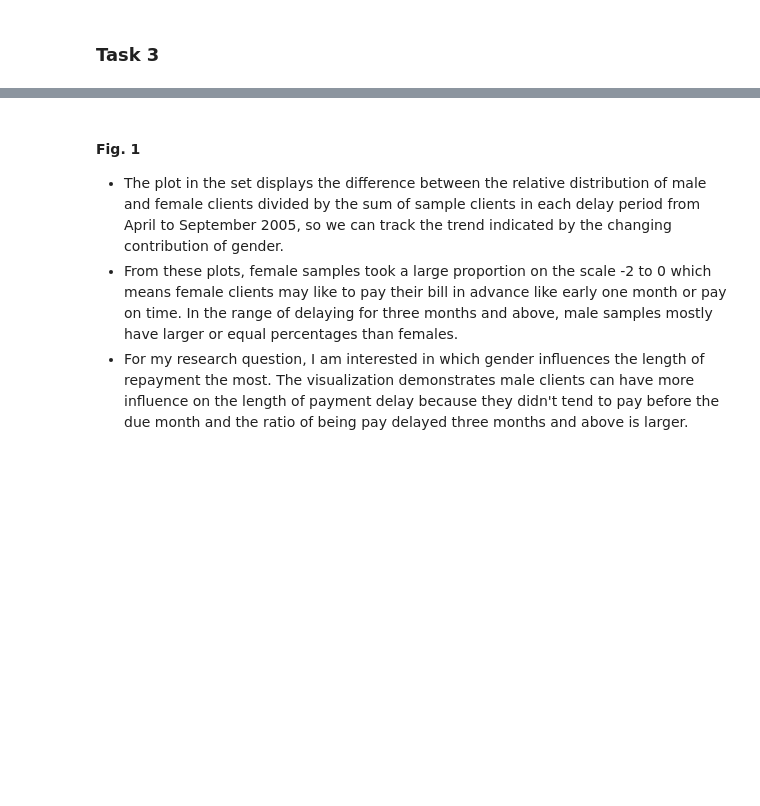
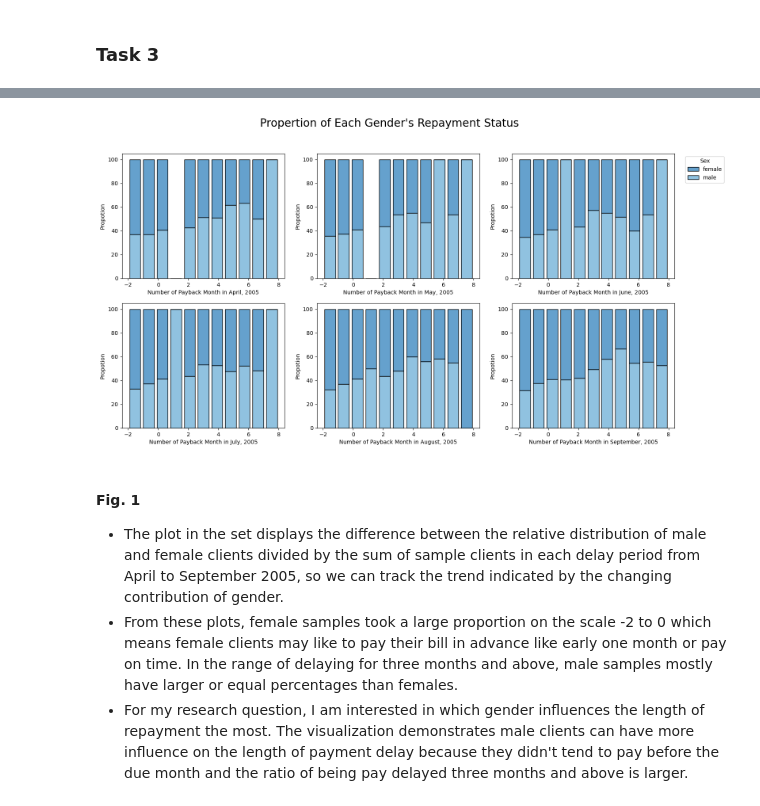
Before and after one commit to ubco-W2022T2-data301/project-group-group27, a Jupyter notebook: analysis/analysis_Remy.ipynb, the cells around one changed output, grey strips where cells are left out. Cells and saved outputs as stored; diff of their text form; code cells hidden in the pictures; blank space fills up the shorter version.

```diff
--- a/analysis/analysis_Remy.ipynb
+++ b/analysis/analysis_Remy.ipynb
@@ -740,3 +671,68 @@ plt.show()
+# %%
+def pdf6():
+
+    '''
+    This function grouped the sex and repayment status column for September, 2005 and saved the grouped data count into a new data frame.
+    Then slice the data frame by gender.
+    Use these two data frames to calculate the proportion of each gender and use that results to add a new "Percentage" column.
+    This function returns a data frame containing the count and percentage of each sex and their number of payback months.
+
+    '''
+    dfp6=df9.groupby(['Sex','Repayment_Status_September,2005']).size().to_frame().reset_index()
+    femaledf=dfp6.loc[dfp6['Sex']=='female']
+    maledf=dfp6.loc[dfp6['Sex']=='male']
+    totals = [i+j for i,j in zip(femaledf[0],maledf[0])]
+    femalePercentage = [i / j * 100 for i,j in zip(femaledf[0], totals)]
+    malePercentage = [i / j * 100 for i,j in zip(maledf[0], totals)]
+    p6df=pd.concat([femaledf,maledf]).reset_index(drop=True)
+    p6df['Percentage'] =femalePercentage+malePercentage
+    p6df=p6df.rename(columns={0:"Count"})
+    return p6df
+# %%
+# Create grouped stacked bar charts for showing the percentage of each gender's repayment status in each month.
+
+fig=plt.figure(figsize=(18,9))
+fig.suptitle("Propertion of Each Gender's Repayment Status", fontsize=20)
+plt.subplot(2,3,1)
+ax = sns.histplot(pdf1(), x='Repayment_Status_April,2005', hue='Sex', weights='Percentage',
+             multiple='stack', palette='tab20c', shrink=0.8,bins=11)
+ax.set_ylabel('Propotion')
+ax.set_xlabel('Number of Payback Month in April, 2005')
+ax.get_legend().remove()
+plt.subplot(2,3,2)
+ax2 = sns.histplot(pdf2(), x='Repayment_Status_May,2005', hue='Sex', weights='Percentage',
+             multiple='stack', palette='tab20c', shrink=0.8,bins=11)
+ax2.set_ylabel('Propotion')
+ax2.set_xlabel('Number of Payback Month in May, 2005')
+ax2.get_legend().remove()
+plt.subplot(2,3,3)
+
+ax3 = sns.histplot(pdf3(), x='Repayment_Status_June,2005', hue='Sex', weights='Percentage',
+             multiple='stack', palette='tab20c', shrink=0.8,bins=11)
+ax3.set_ylabel('Propotion')
+ax3.set_xlabel('Number of Payback Month in June, 2005')
+legend = ax3.get_legend().set_bbox_to_anchor((1.05, 1))
+plt.subplot(2,3,4)
+ax4 = sns.histplot(pdf4(), x='Repayment_Status_July,2005', hue='Sex', weights='Percentage',
+             multiple='stack', palette='tab20c', shrink=0.8,bins=11)
+ax4.set_ylabel('Propotion')
+ax4.set_xlabel('Number of Payback Month in July, 2005')
+ax4.get_legend().remove()
+plt.subplot(2,3,5)
+ax5 = sns.histplot(pdf5(), x='Repayment_Status_August,2005', hue='Sex', weights='Percentage',
+             multiple='stack', palette='tab20c', shrink=0.8,bins=11)
+ax5.set_ylabel('Propotion')
+ax5.set_xlabel('Number of Payback Month in August, 2005')
+ax5.get_legend().remove()
+plt.subplot(2,3,6)
+ax6 = sns.histplot(pdf6(), x='Repayment_Status_September,2005', hue='Sex', weights='Percentage',
+             multiple='stack', palette='tab20c', shrink=0.8,bins=11)
+ax6.set_ylabel('Propotion')
+ax6.set_xlabel('Number of Payback Month in September, 2005')
+ax6.get_legend().remove()
+plt.show()
+# %% [output]
+[figure, added]
 # %% [markdown]
 #### Fig. 1
 - The plot in the set displays the difference between the relative distribution of male and female clients divided by the sum of sample clients in each delay period from April to September 2005, so we can track the trend indicated by the changing contribution of gender.
```
Also changed, not shown: parts of 45 cells of this notebook.
